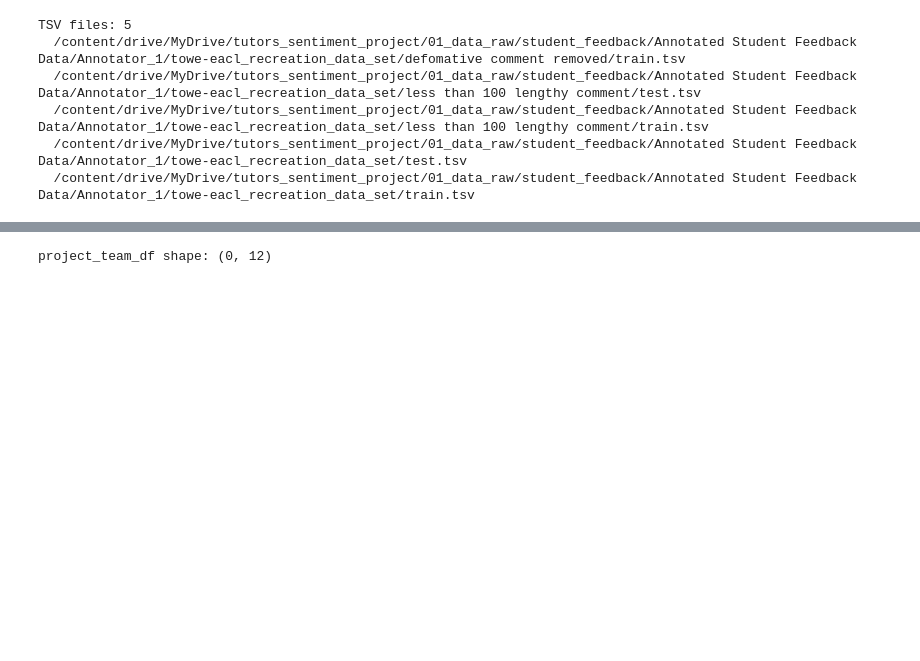
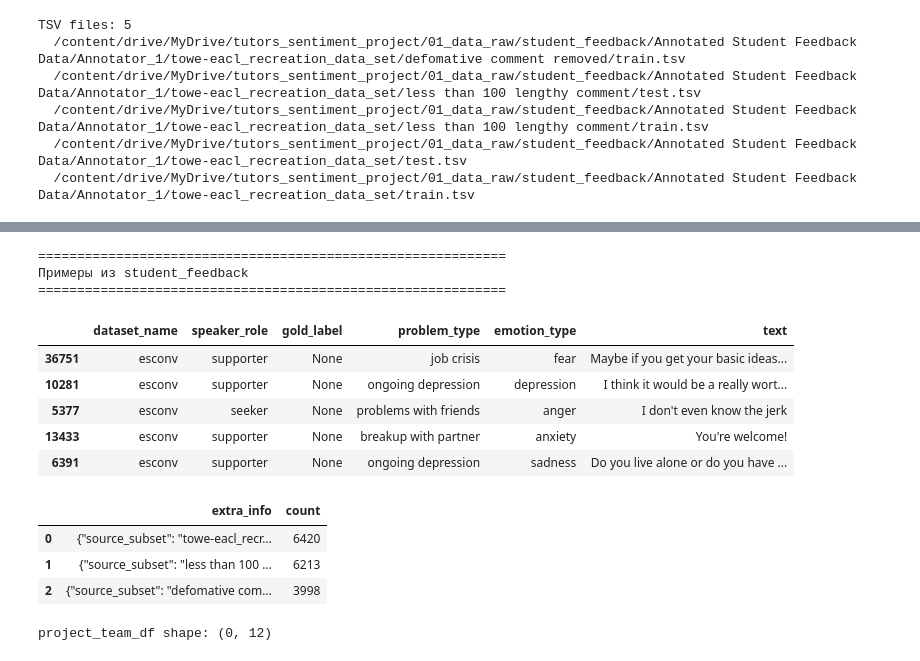
Before and after one commit to DenisBoytsov41/tutors-sentiment-coursework, a Jupyter notebook: notebooks/02_extract_domain_texts.ipynb, the cells around one changed output, grey strips where cells are left out. Drawn from its saved outputs; the diff is of its cells as text; code cells hidden in the pictures; blank space fills up the shorter version.

```diff
--- a/notebooks/02_extract_domain_texts.ipynb
+++ b/notebooks/02_extract_domain_texts.ipynb
@@ -449,3 +602,29 @@ student_df shape: (16631, 12)
+# %%
+show_random_examples(esconv_df, "student_feedback")
+# %% [output]
+============================================================
+Примеры из student_feedback
+============================================================
+|  | dataset_name | speaker_role | gold_label | problem_type | emotion_type | text |
+| 36751 | esconv | supporter | None | job crisis | fear | Maybe if you get your basic ideas... |
+| 10281 | esconv | supporter | None | ongoing depression | depression | I think it would be a really wort... |
+| 5377 | esconv | seeker | None | problems with friends | anger | I don't even know the jerk |
+| 13433 | esconv | supporter | None | breakup with partner | anxiety | You're welcome! |
+| 6391 | esconv | supporter | None | ongoing depression | sadness | Do you live alone or do you have ... |
+# %%
+student_subset_summary = (
+    student_df["extra_info"]
+    .fillna("<none>")
+    .value_counts()
+    .reset_index()
+)
+student_subset_summary.columns = ["extra_info", "count"]
+student_subset_summary
+# %% [output]
+|  | extra_info | count |
+| 0 | {"source_subset": "towe-eacl_recr... | 6420 |
+| 1 | {"source_subset": "less than 100 ... | 6213 |
+| 2 | {"source_subset": "defomative com... | 3998 |
 # %%
 project_team_rows = []
 
```
Also changed, not shown: parts of 21 cells of this notebook.
